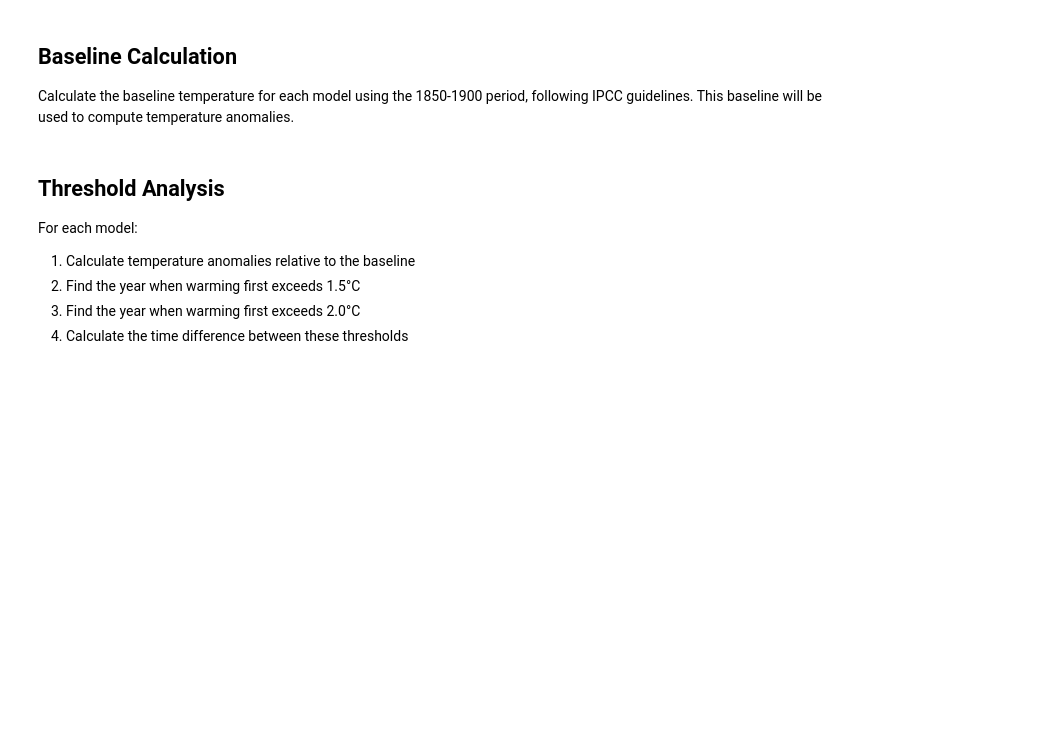
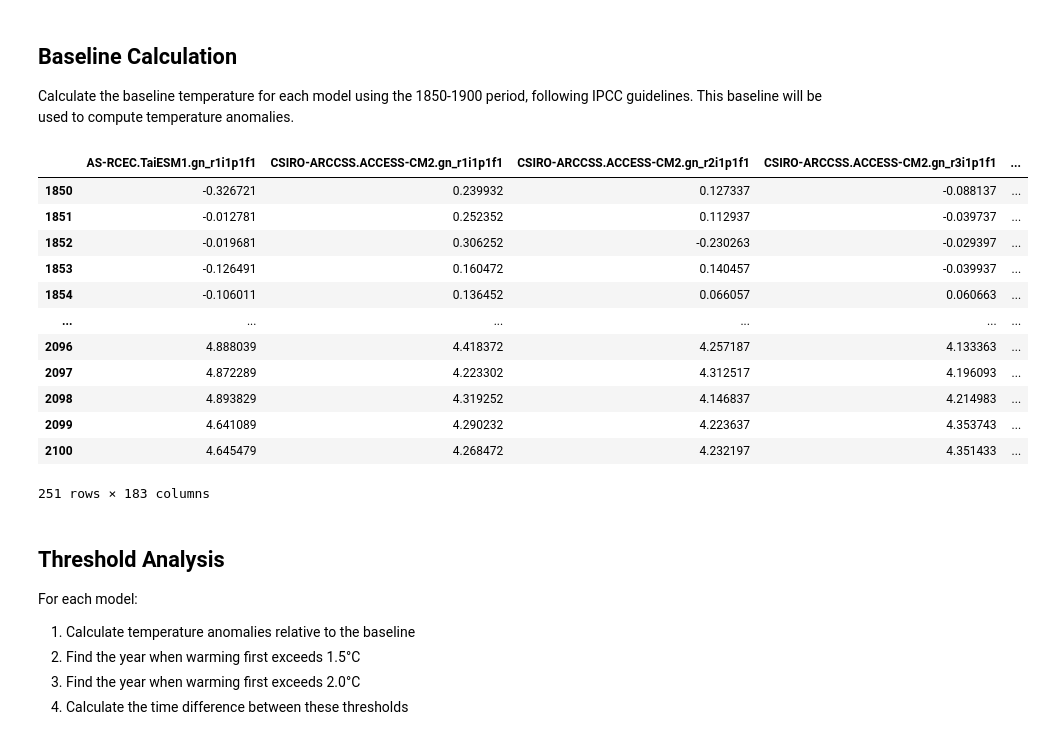
Before and after one commit to aedessler/1.5to2cTime, a Jupyter notebook: anomaly_histogram.ipynb, the cells around one changed output. Drawn from its saved outputs; the diff is of its cells as text; code cells hidden in the pictures; blank space fills up the shorter version.

```diff
--- a/anomaly_histogram.ipynb
+++ b/anomaly_histogram.ipynb
@@ -55,3 +44,20 @@ for model, temps in data.items():
+# %%
+anomalies = data - data.loc[1850:1900].mean(axis=0)
+anomalies
+# %% [output]
+|  | AS-RCEC.TaiESM1.gn_r1i1p1f1 | CSIRO-ARCCSS.ACCESS-CM2.gn_r1i1p1f1 | CSIRO-ARCCSS.ACCESS-CM2.gn_r2i1p1f1 | CSIRO-ARCCSS.ACCESS-CM2.gn_r3i1p1f1 | ... |
+| 1850 | -0.326721 | 0.239932 | 0.127337 | -0.088137 | ... |
+| 1851 | -0.012781 | 0.252352 | 0.112937 | -0.039737 | ... |
+| 1852 | -0.019681 | 0.306252 | -0.230263 | -0.029397 | ... |
+| 1853 | -0.126491 | 0.160472 | 0.140457 | -0.039937 | ... |
+| 1854 | -0.106011 | 0.136452 | 0.066057 | 0.060663 | ... |
+| ... | ... | ... | ... | ... | ... |
+| 2096 | 4.888039 | 4.418372 | 4.257187 | 4.133363 | ... |
+| 2097 | 4.872289 | 4.223302 | 4.312517 | 4.196093 | ... |
+| 2098 | 4.893829 | 4.319252 | 4.146837 | 4.214983 | ... |
+| 2099 | 4.641089 | 4.290232 | 4.223637 | 4.353743 | ... |
+| 2100 | 4.645479 | 4.268472 | 4.232197 | 4.351433 | ... |
+251 rows × 183 columns
 # %% [markdown]
 ## Threshold Analysis
 For each model:
```
Also changed, not shown: parts of 13 cells of this notebook.
